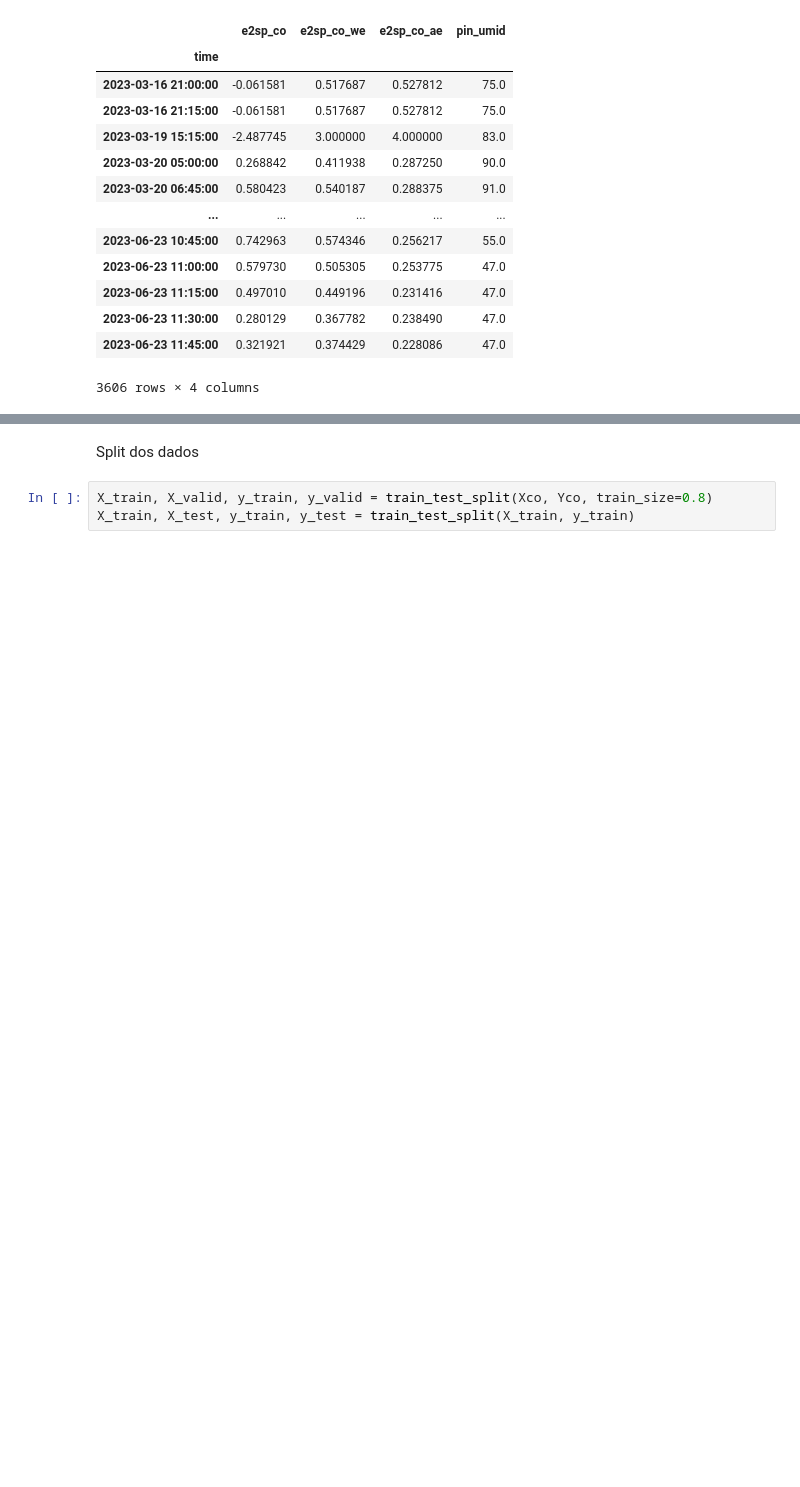
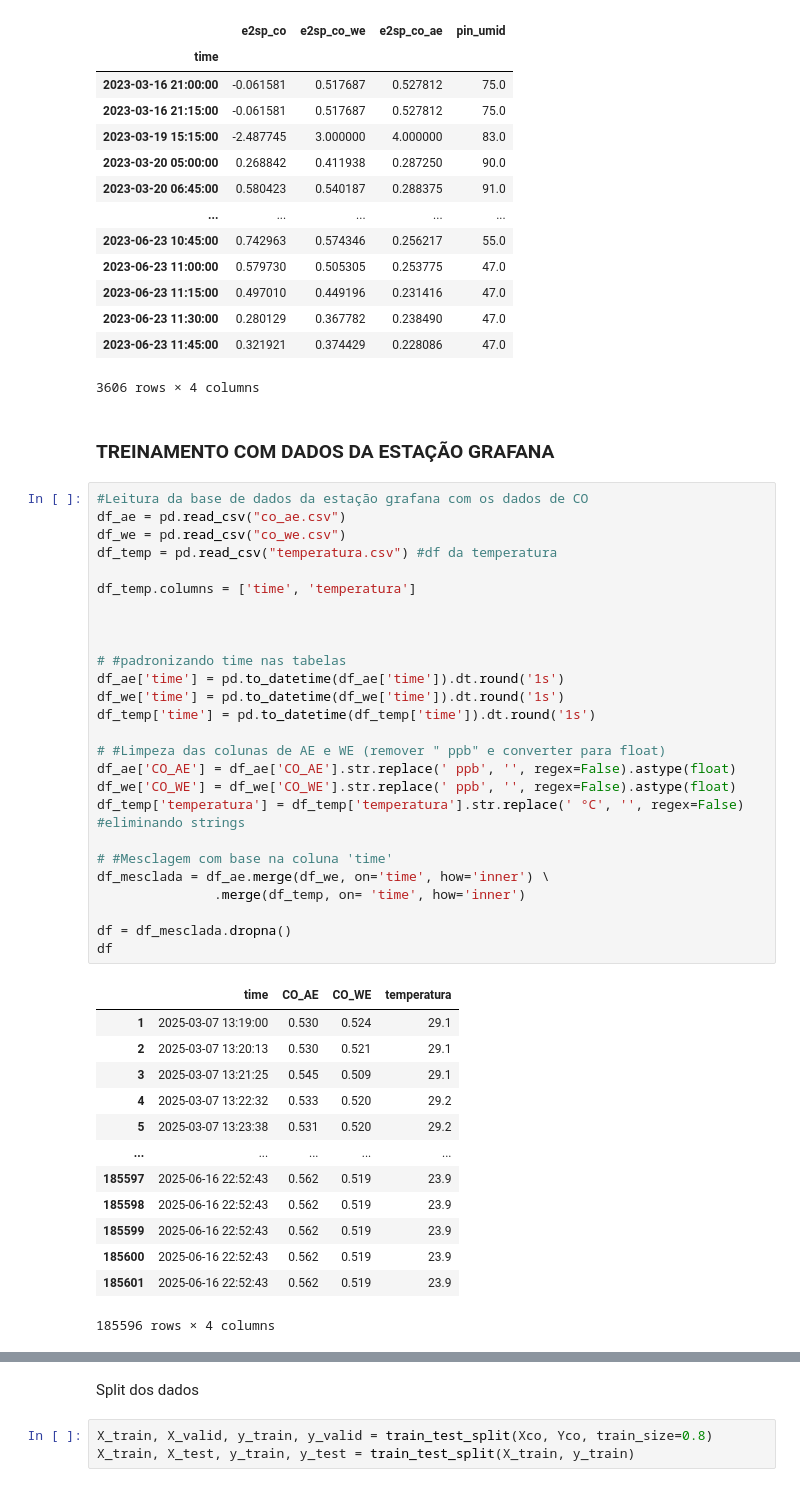
Before and after one commit to pedromujica1/aqm-dataset, a Jupyter notebook: estacao-grafana/Air_Quality_Analysis_IAG_and_Envcity_Data.ipynb, the cells around one changed output, grey strips where cells are left out. Saved outputs shown, nothing was run; the diff lists cells and outputs as text; blank space fills up the shorter version.

```diff
--- a/estacao-grafana/Air_Quality_Analysis_IAG_and_Envcity_Data.ipynb
+++ b/estacao-grafana/Air_Quality_Analysis_IAG_and_Envcity_Data.ipynb
@@ -434,3 +434,45 @@ Xco
 | 2023-06-23 11:30:00 | 0.280129 | 0.367782 | 0.238490 | 47.0 |
 | 2023-06-23 11:45:00 | 0.321921 | 0.374429 | 0.228086 | 47.0 |
 3606 rows × 4 columns
+# %% [markdown]
+### TREINAMENTO COM DADOS DA ESTAÇÃO GRAFANA
+# %%
+#Leitura da base de dados da estação grafana com os dados de CO
+df_ae = pd.read_csv("co_ae.csv")
+df_we = pd.read_csv("co_we.csv")
+df_temp = pd.read_csv("temperatura.csv") #df da temperatura
+
+df_temp.columns = ['time', 'temperatura']
+
+
+
+# #padronizando time nas tabelas
+df_ae['time'] = pd.to_datetime(df_ae['time']).dt.round('1s')
+df_we['time'] = pd.to_datetime(df_we['time']).dt.round('1s')
+df_temp['time'] = pd.to_datetime(df_temp['time']).dt.round('1s')
+
+# #Limpeza das colunas de AE e WE (remover " ppb" e converter para float)
+df_ae['CO_AE'] = df_ae['CO_AE'].str.replace(' ppb', '', regex=False).astype(float)
+df_we['CO_WE'] = df_we['CO_WE'].str.replace(' ppb', '', regex=False).astype(float)
+df_temp['temperatura'] = df_temp['temperatura'].str.replace(' °C', '', regex=False) #eliminando strings
+
+# #Mesclagem com base na coluna 'time'
+df_mesclada = df_ae.merge(df_we, on='time', how='inner') \
+               .merge(df_temp, on= 'time', how='inner')
+
+df = df_mesclada.dropna()
+df
+# %% [output]
+|  | time | CO_AE | CO_WE | temperatura |
+| 1 | 2025-03-07 13:19:00 | 0.530 | 0.524 | 29.1 |
+| 2 | 2025-03-07 13:20:13 | 0.530 | 0.521 | 29.1 |
+| 3 | 2025-03-07 13:21:25 | 0.545 | 0.509 | 29.1 |
+| 4 | 2025-03-07 13:22:32 | 0.533 | 0.520 | 29.2 |
+| 5 | 2025-03-07 13:23:38 | 0.531 | 0.520 | 29.2 |
+| ... | ... | ... | ... | ... |
+| 185597 | 2025-06-16 22:52:43 | 0.562 | 0.519 | 23.9 |
+| 185598 | 2025-06-16 22:52:43 | 0.562 | 0.519 | 23.9 |
+| 185599 | 2025-06-16 22:52:43 | 0.562 | 0.519 | 23.9 |
+| 185600 | 2025-06-16 22:52:43 | 0.562 | 0.519 | 23.9 |
+| 185601 | 2025-06-16 22:52:43 | 0.562 | 0.519 | 23.9 |
+185596 rows × 4 columns
```
Also changed, not shown: parts of 12 cells of this notebook, 2 other files.
